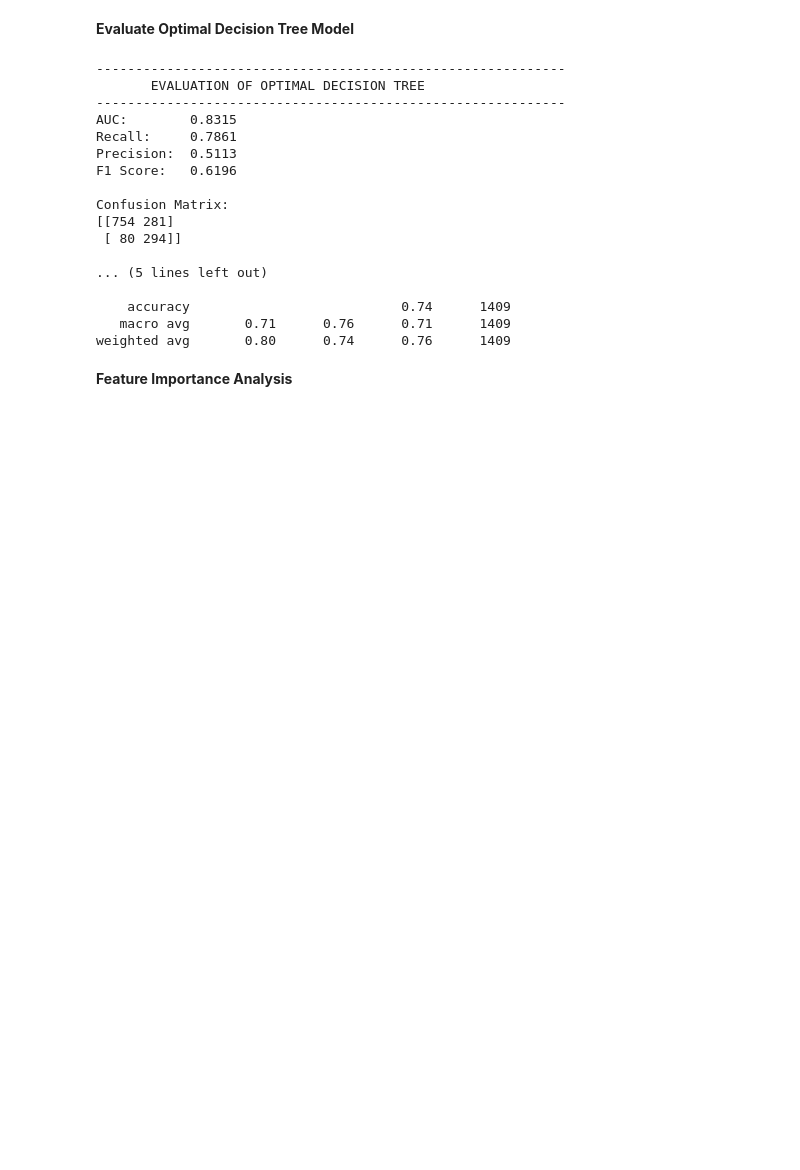
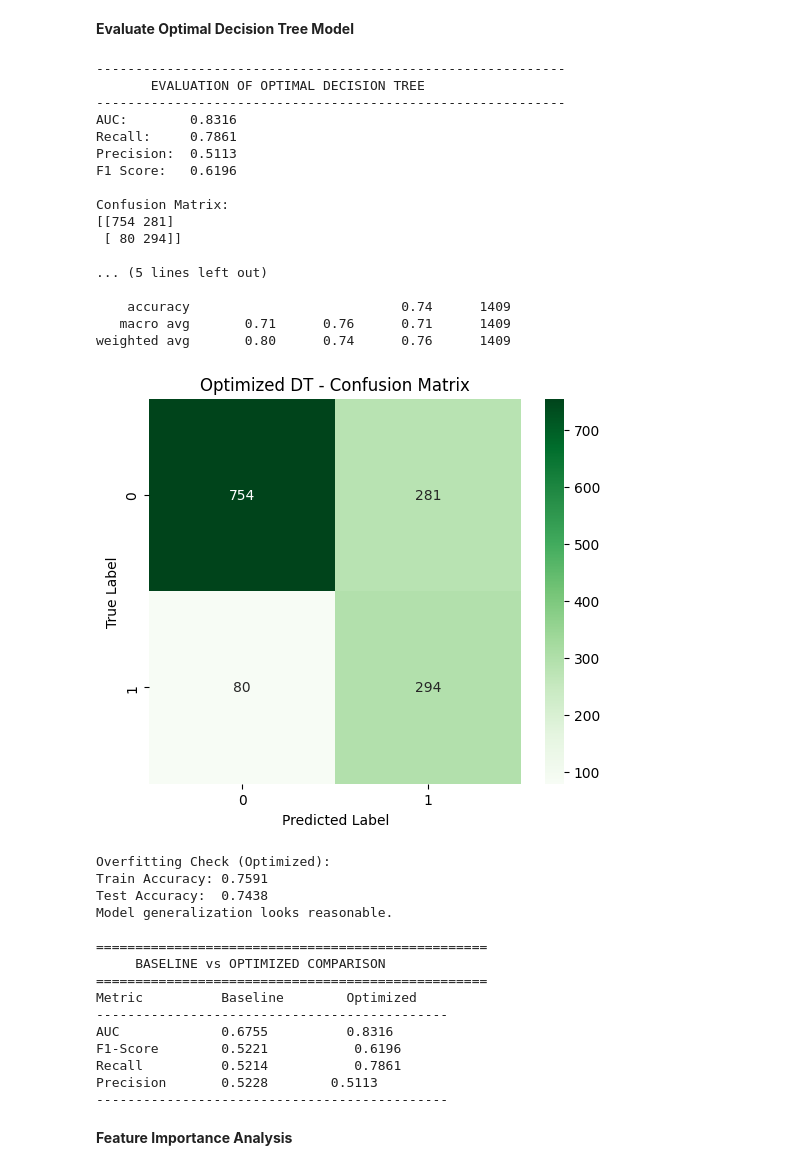
Before and after one commit to Dinu-Nimnara/CM2604_CW_2425587, a Jupyter notebook: CM2604_CW_2425587.ipynb, the cells around one changed output. Cells and saved outputs as stored; diff of their text form; code cells hidden in the pictures; blank space fills up the shorter version.

```diff
--- a/CM2604_CW_2425587.ipynb
+++ b/CM2604_CW_2425587.ipynb
@@ -1271,34 +1294,83 @@ print("\n" + "-"*60)
 print("       EVALUATION OF OPTIMAL DECISION TREE")
 print("-"*60)
 
 print(f"AUC:        {dt_auc:.4f}")
 print(f"Recall:     {dt_recall:.4f}")
 print(f"Precision:  {dt_precision:.4f}")
 print(f"F1 Score:   {dt_f1:.4f}")
 
 print("\nConfusion Matrix:")
 print(confusion_matrix(y_test, y_test_pred_dt))
 
 print("\nClassification Report:")
 print(classification_report(y_test, y_test_pred_dt))
+
+
+
+
+plt.figure(figsize=(6,5))
+sns.heatmap(confusion_matrix(y_test, y_test_pred_dt), annot=True, fmt='d', cmap='Greens')
+plt.title("Optimized DT - Confusion Matrix")
+plt.ylabel('True Label')
+plt.xlabel('Predicted Label')
+plt.show()
+
+# Check for Overfitting (Optimized)
+train_acc_opt = dt_optimal.score(X_train_tree, y_train)
+test_acc_opt = accuracy_score(y_test, y_test_pred_dt)
+print(f"\nOverfitting Check (Optimized):")
+print(f"Train Accuracy: {train_acc_opt:.4f}")
+print(f"Test Accuracy:  {test_acc_opt:.4f}")
+if train_acc_opt - test_acc_opt > 0.1:
+    print("WARNING: Model is showing signs of OVERFITTING")
+else:
+    print("Model generalization looks reasonable.")
+
+# Comparison Baseline vs Optimized
+print("\n" + "="*50)
+print("     BASELINE vs OPTIMIZED COMPARISON")
+print("="*50)
+print(f"{'Metric':<15} {'Baseline':<15} {'Optimized':<15}")
+print("-" * 45)
+print(f"{'AUC':<15} {dt_base_auc:.4f}          {dt_auc:.4f}")
+print(f"{'F1-Score':<15} {dt_base_f1:.4f}           {dt_f1:.4f}")
+print(f"{'Recall':<15} {dt_base_recall:.4f}           {dt_recall:.4f}")
+print(f"{'Precision':<15} {dt_base_precision:.4f}        {dt_precision:.4f}")
+print("-" * 45)
 # %% [output]
 ------------------------------------------------------------
        EVALUATION OF OPTIMAL DECISION TREE
 ------------------------------------------------------------
-AUC:        0.8315
+AUC:        0.8316
 Recall:     0.7861
 Precision:  0.5113
 F1 Score:   0.6196
 
 Confusion Matrix:
 [[754 281]
  [ 80 294]]
 
 ... (5 lines left out)
 
     accuracy                           0.74      1409
    macro avg       0.71      0.76      0.71      1409
 weighted avg       0.80      0.74      0.76      1409
+[figure, added]
+Overfitting Check (Optimized):
+Train Accuracy: 0.7591
+Test Accuracy:  0.7438
+Model generalization looks reasonable.
+
+==================================================
+     BASELINE vs OPTIMIZED COMPARISON
+==================================================
+Metric          Baseline        Optimized
+---------------------------------------------
+AUC             0.6755          0.8316
+F1-Score        0.5221           0.6196
+Recall          0.5214           0.7861
+Precision       0.5228        0.5113
+---------------------------------------------
 # %% [markdown]
 **Feature Importance Analysis**
 # %%
```
Also changed, not shown: parts of 17 cells of this notebook.
